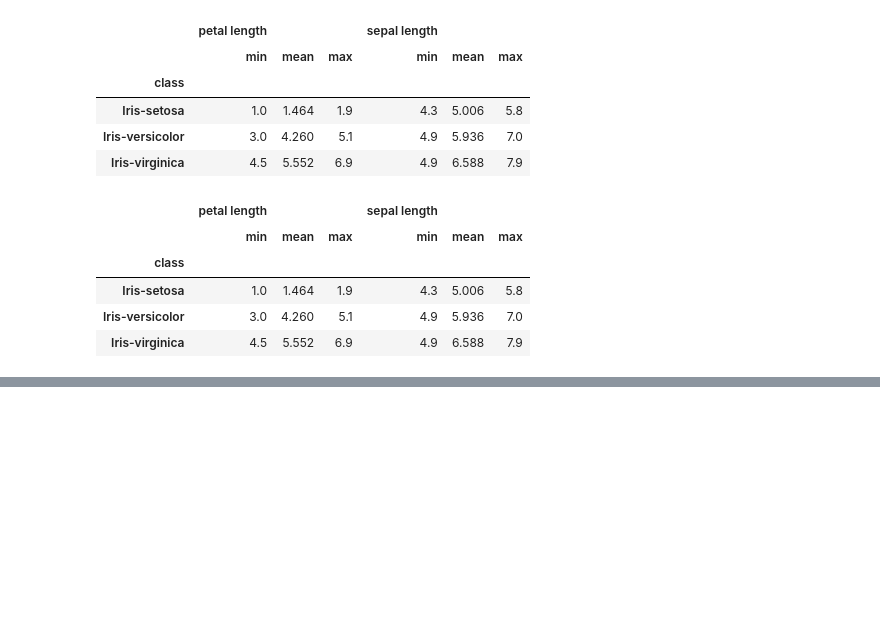
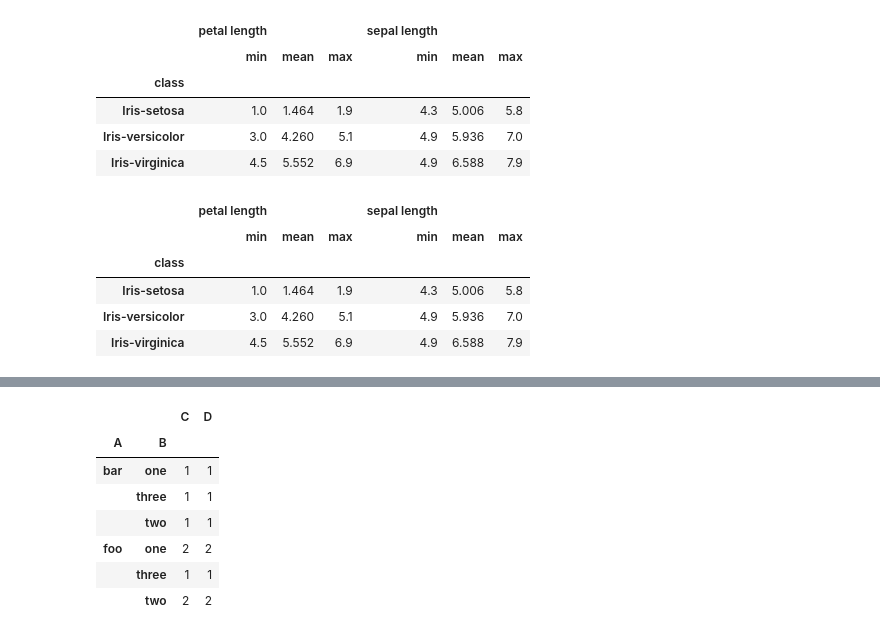
Before and after one commit to IgaMeddie/Data_Science_101, a Jupyter notebook: studying_pandas.ipynb, the cells around one changed output, grey strips where cells are left out. Saved outputs shown, nothing was run; the diff lists cells and outputs as text; code cells hidden in the pictures; blank space fills up the shorter version.

```diff
--- a/studying_pandas.ipynb
+++ b/studying_pandas.ipynb
@@ -531,0 +605,12 @@ iris.groupby('class')[['petal length', 'sepal length']].aggregate(['min', 'mean'
+# %%
+# Other methods are also supported, for example, max() or min(), or count(), etc.:
+grouped_df.count()
+# %% [output]
+|  |  | C | D |
+| A | B |  |  |
+| bar | one | 1 | 1 |
+|  | three | 1 | 1 |
+|  | two | 1 | 1 |
+| foo | one | 2 | 2 |
+|  | three | 1 | 1 |
+|  | two | 2 | 2 |
```
Also changed, not shown: parts of 10 cells of this notebook.
